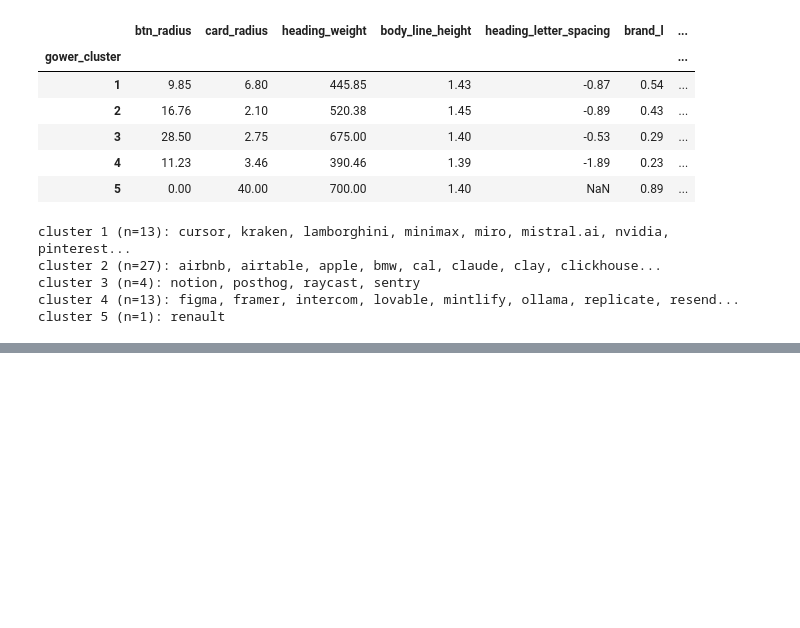
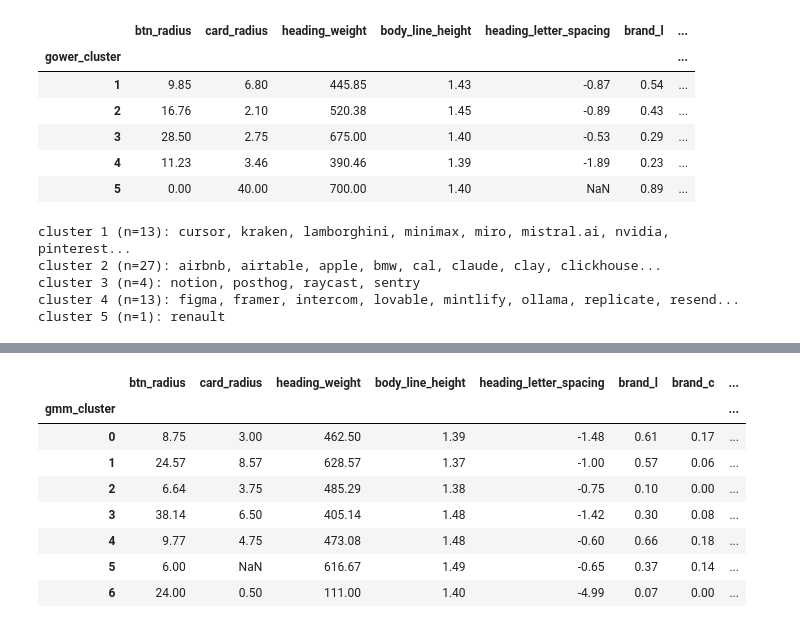
Before and after one commit to haneulcha/design-system-starter, a Jupyter notebook: docs/research/notebooks/2026-04-30-archetype-phase-b.ipynb, the cells around one changed output, grey strips where cells are left out. Drawn from its saved outputs; the diff is of its cells as text; code cells hidden in the pictures; blank space fills up the shorter version.

Commit message:
feat(analysis): phase-b notebook part 2B — GMM clustering
Co-Authored-By: Claude Opus 4.7 (1M context) <noreply@anthropic.com>

```diff
--- a/docs/research/notebooks/2026-04-30-archetype-phase-b.ipynb
+++ b/docs/research/notebooks/2026-04-30-archetype-phase-b.ipynb
@@ -129,0 +165,15 @@ cluster 5 (n=1): renault
+# %%
+gmm = GaussianMixture(n_components=gmm_best_k, n_init=5, random_state=42, covariance_type='full').fit(X_mix)
+df_m = df.copy(); df_m['gmm_cluster'] = gmm.predict(X_mix)
+profile_m = df_m.groupby('gmm_cluster')[CONT_VARS + ORD_VARS].mean(numeric_only=True).round(2)
+display(profile_m)
+# %% [output]
+|  | btn_radius | card_radius | heading_weight | body_line_height | heading_letter_spacing | brand_l | brand_c | ... |
+| gmm_cluster |  |  |  |  |  |  |  | ... |
+| 0 | 8.75 | 3.00 | 462.50 | 1.39 | -1.48 | 0.61 | 0.17 | ... |
+| 1 | 24.57 | 8.57 | 628.57 | 1.37 | -1.00 | 0.57 | 0.06 | ... |
+| 2 | 6.64 | 3.75 | 485.29 | 1.38 | -0.75 | 0.10 | 0.00 | ... |
+| 3 | 38.14 | 6.50 | 405.14 | 1.48 | -1.42 | 0.30 | 0.08 | ... |
+| 4 | 9.77 | 4.75 | 473.08 | 1.48 | -0.60 | 0.66 | 0.18 | ... |
+| 5 | 6.00 | NaN | 616.67 | 1.49 | -0.65 | 0.37 | 0.14 | ... |
+| 6 | 24.00 | 0.50 | 111.00 | 1.40 | -4.99 | 0.07 | 0.00 | ... |
```
Also changed, not shown: parts of 2 cells of this notebook, 1 other file.
